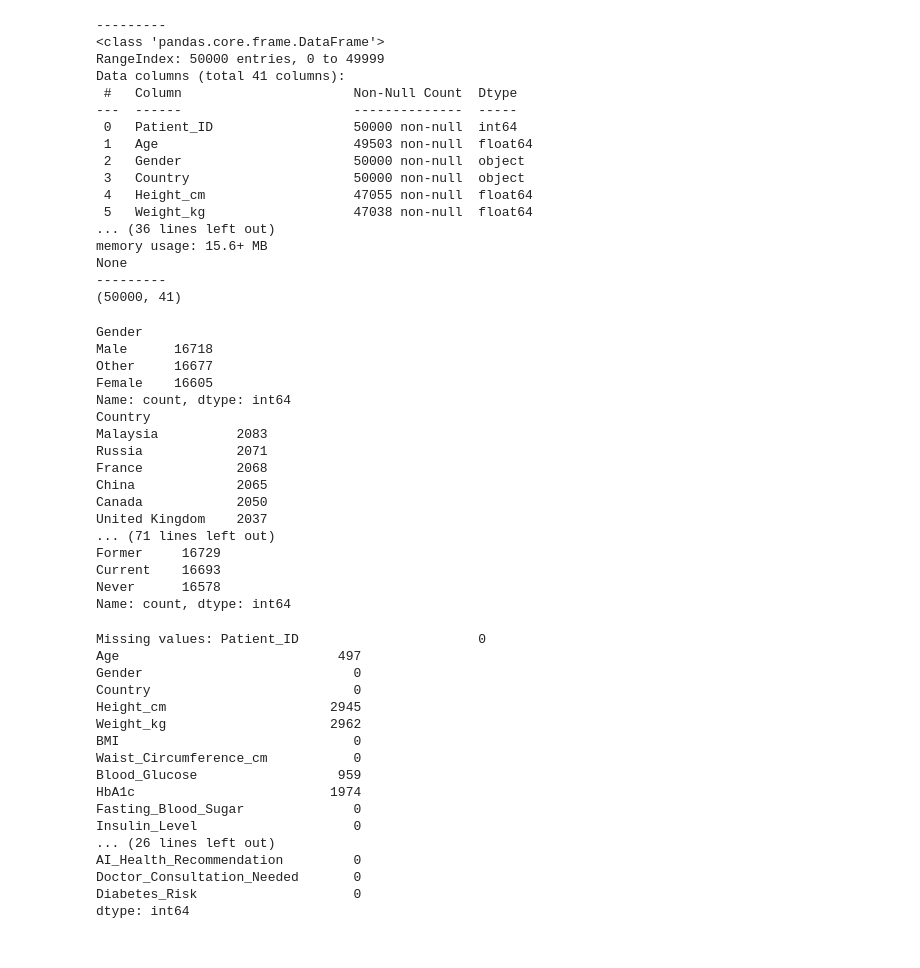
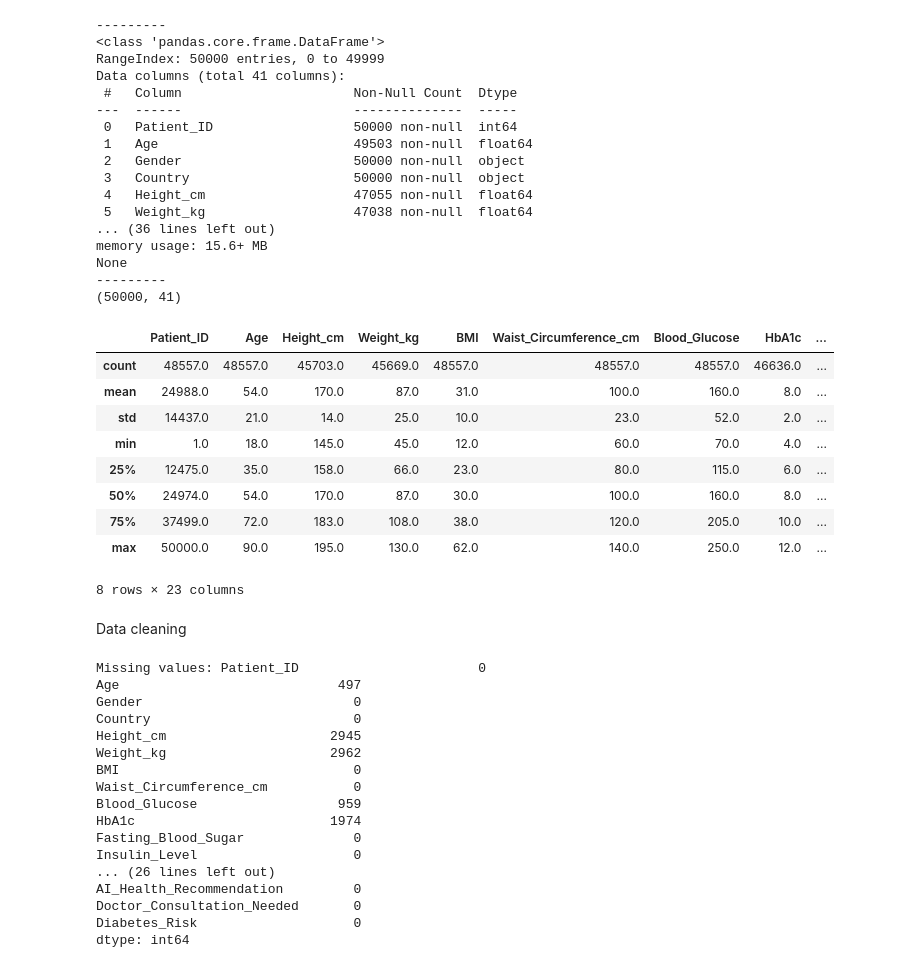
Before and after one commit to NicolePruijssers/Portfolio, a Jupyter notebook: diabetes risk predictor.ipynb, the cells around one changed output. Saved outputs shown, nothing was run; the diff lists cells and outputs as text; code cells hidden in the pictures.

```diff
--- a/diabetes risk predictor.ipynb
+++ b/diabetes risk predictor.ipynb
@@ -62,37 +68,21 @@ memory usage: 15.6+ MB
 None
 ---------
 (50000, 41)
-# %%
-#General data profile overview; discrete values
-print(diabetes_df.value_counts("Gender"))
-print(diabetes_df.value_counts("Country"))
-print(diabetes_df.value_counts("Fatty_Liver"))
-print(diabetes_df.value_counts("PCOS"))
-print(diabetes_df.value_counts("Medication_Adherence"))
-print(diabetes_df.value_counts("Work_Type"))
-print(diabetes_df.value_counts("Residence_Type"))
-print(diabetes_df.value_counts("AI_Health_Recommendation"))
-print(diabetes_df.value_counts("Doctor_Consultation_Needed"))
-print(diabetes_df.value_counts("Diabetes_Risk"))
-print(diabetes_df.value_counts("Smoking_Status"))
-# %% [output]
-Gender
-Male      16718
-Other     16677
-Female    16605
-Name: count, dtype: int64
-Country
-Malaysia          2083
-Russia            2071
-France            2068
-China             2065
-Canada            2050
-United Kingdom    2037
-... (71 lines left out)
-Former     16729
-Current    16693
-Never      16578
-Name: count, dtype: int64
+# %%
+diabetes_df.describe().round()
+# %% [output]
+|  | Patient_ID | Age | Height_cm | Weight_kg | BMI | Waist_Circumference_cm | Blood_Glucose | HbA1c | ... |
+| count | 48557.0 | 48557.0 | 45703.0 | 45669.0 | 48557.0 | 48557.0 | 48557.0 | 46636.0 | ... |
+| mean | 24988.0 | 54.0 | 170.0 | 87.0 | 31.0 | 100.0 | 160.0 | 8.0 | ... |
+| std | 14437.0 | 21.0 | 14.0 | 25.0 | 10.0 | 23.0 | 52.0 | 2.0 | ... |
+| min | 1.0 | 18.0 | 145.0 | 45.0 | 12.0 | 60.0 | 70.0 | 4.0 | ... |
+| 25% | 12475.0 | 35.0 | 158.0 | 66.0 | 23.0 | 80.0 | 115.0 | 6.0 | ... |
+| 50% | 24974.0 | 54.0 | 170.0 | 87.0 | 30.0 | 100.0 | 160.0 | 8.0 | ... |
+| 75% | 37499.0 | 72.0 | 183.0 | 108.0 | 38.0 | 120.0 | 205.0 | 10.0 | ... |
+| max | 50000.0 | 90.0 | 195.0 | 130.0 | 62.0 | 140.0 | 250.0 | 12.0 | ... |
+8 rows × 23 columns
+# %% [markdown]
+Data cleaning
 # %%
 print(f"Missing values: {diabetes_df.isnull().sum()}")
 # %% [output]
```
Also changed, not shown: parts of 10 cells of this notebook.
